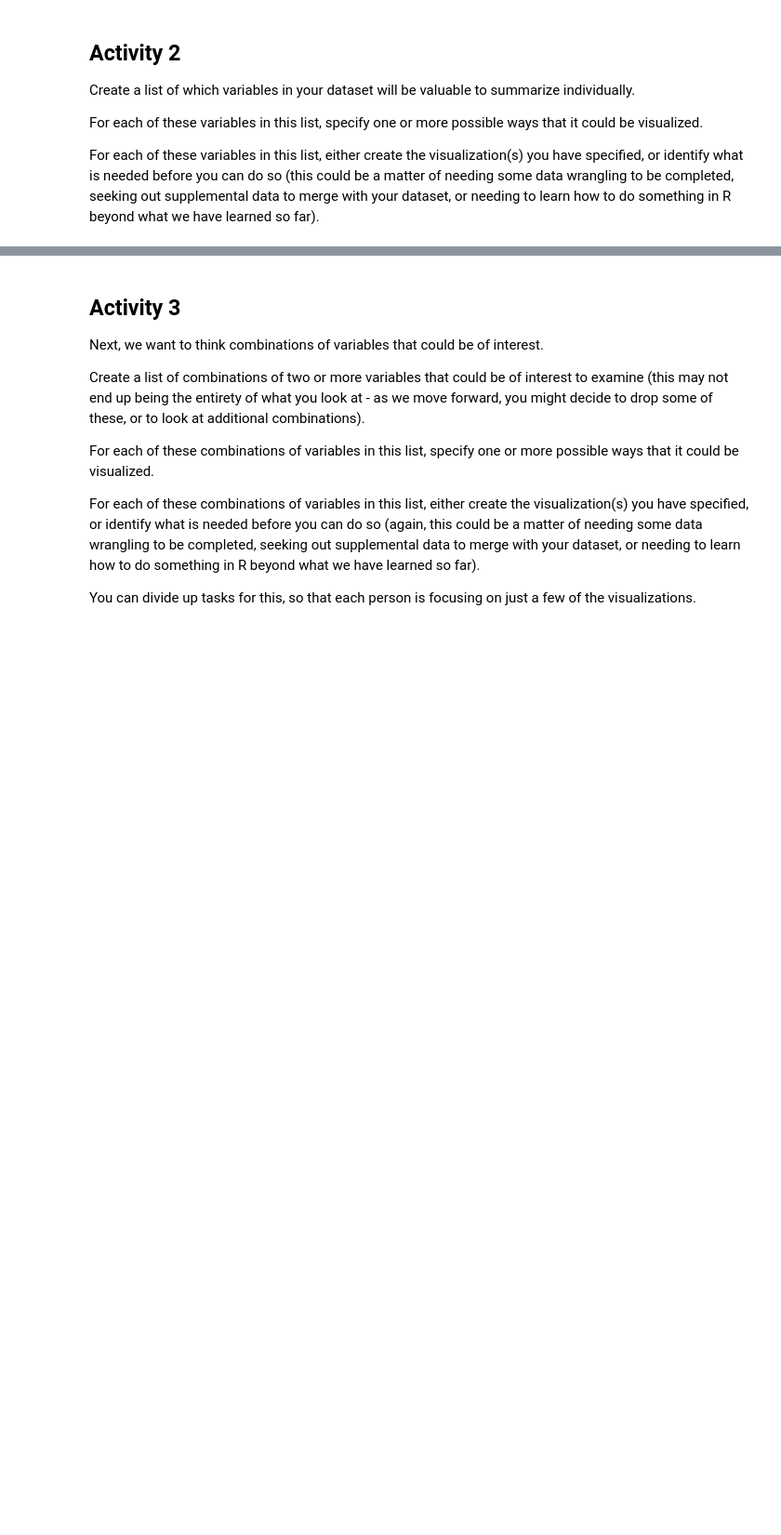
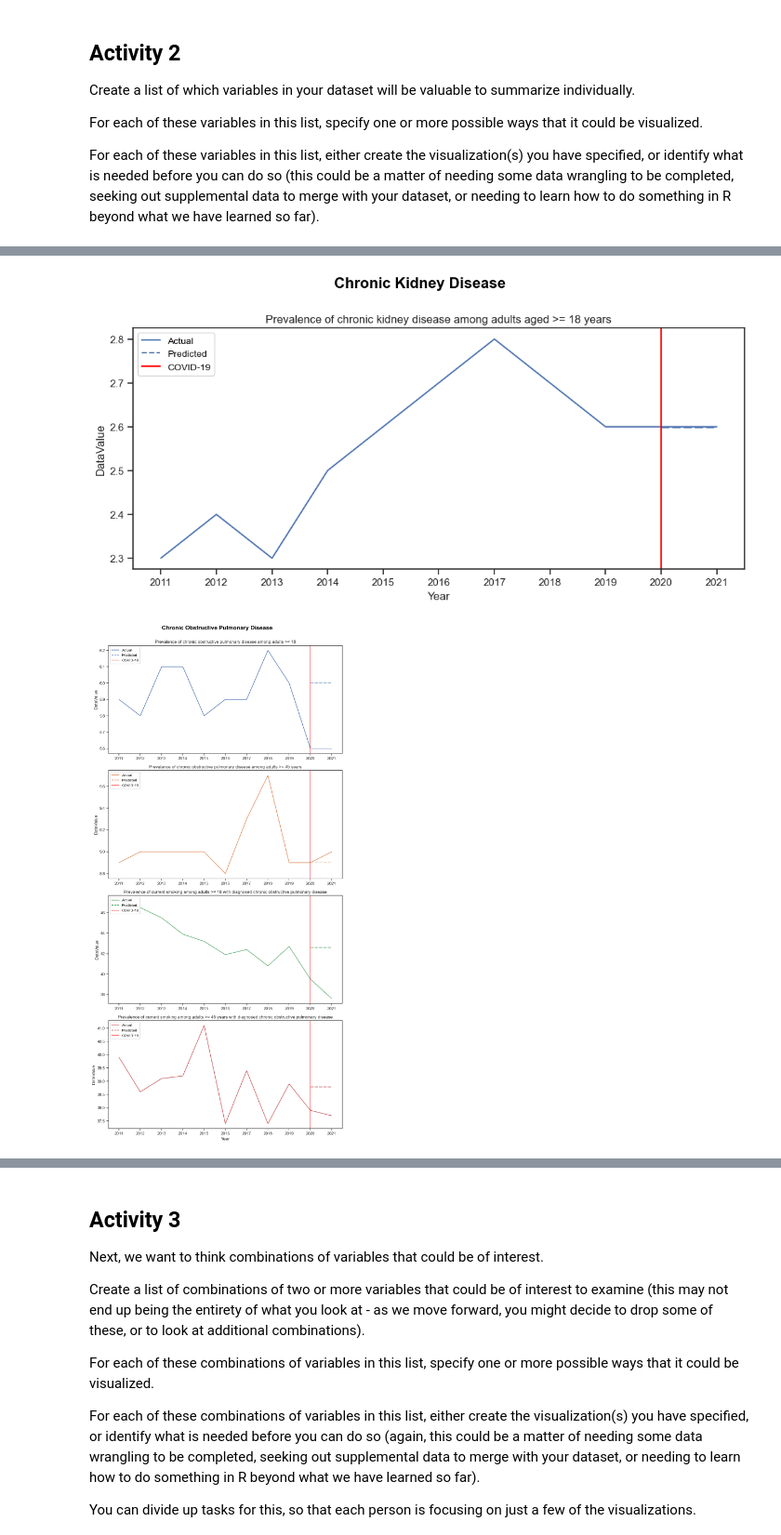
Before and after one commit to DATA5310/covid_effects, a Jupyter notebook: notebooks/homeworks/2.homework_7.ipynb, the cells around one changed output, grey strips where cells are left out. Shown at 93% size. Drawn from its saved outputs; the diff is of its cells as text; code cells hidden in the pictures; blank space fills up the shorter version.

Commit message:
Forecast plot completed (#12)

```diff
--- a/notebooks/homeworks/2.homework_7.ipynb
+++ b/notebooks/homeworks/2.homework_7.ipynb
@@ -25,3 +32,20 @@ cdi_dtype = {
 }
 
 cdi_df = pd.read_csv(cdi_processed_path, dtype=cdi_dtype)
+# %%
+cdi_us_overall_processed_path = f"{repo}/datasets/processed/cdi_us_overall.csv"
+
+cdi_us_overall_dtype = {
+    "YearEnd": "string",
+    "Topic": "string",
+    "Question": "string",
+    "DataValueUnit": "string",
+    "DataValueType": "string",
+    "DataValue": "float32",
+}
+
+cdi_us_overall_df = pd.read_csv(
+    cdi_us_overall_processed_path, dtype=cdi_us_overall_dtype
+)
+
+cdi_us_overall_df = cdi_us_overall_df.rename(columns={"YearEnd": "Year"})
@@ -37,3 +73,20 @@ Create a list of which variables in your dataset will be valuable to summarize i
 For each of these variables in this list, specify one or more possible ways that it could be visualized.
 
 For each of these variables in this list, either create the visualization(s) you have specified, or identify what is needed before you can do so (this could be a matter of needing some data wrangling to be completed, seeking out supplemental data to merge with your dataset, or needing to learn how to do something in R beyond what we have learned so far).
+# %%
+cdi_us_overall_questions = [
+    "Prevalence of chronic obstructive pulmonary disease among adults >= 45 years",
+    "Prevalence of chronic obstructive pulmonary disease among adults >= 18",
+    "Prevalence of chronic kidney disease among adults aged >= 18 years",
+    "Prevalence of current smoking among adults >= 18 with diagnosed chronic obstructive pulmonary disease",
+    "Prevalence of current smoking among adults >= 45 years with diagnosed chronic obstructive pulmonary disease",
+]
+
+cdi_us_overall_df = cdi_us_overall_df[
+    (cdi_us_overall_df["Question"].isin(cdi_us_overall_questions))
+    & (cdi_us_overall_df["DataValueType"] == "Age-adjusted Prevalence")
+]
+
+cdi_us_overall_df = cdi_us_overall_df.drop(columns=["DataValueUnit"])
+
+cdi_us_overall_df.head()
@@ -39,0 +257,5 @@ For each of these variables in this list, either create the visualization(s) you
+# %%
+plot_forecast_comparison(cdi_us_overall_df, method="spline")
+# %% [output]
+[figure, added]
+[figure, added]
```
Also changed, not shown: parts of 10 cells of this notebook, 4 other files.
